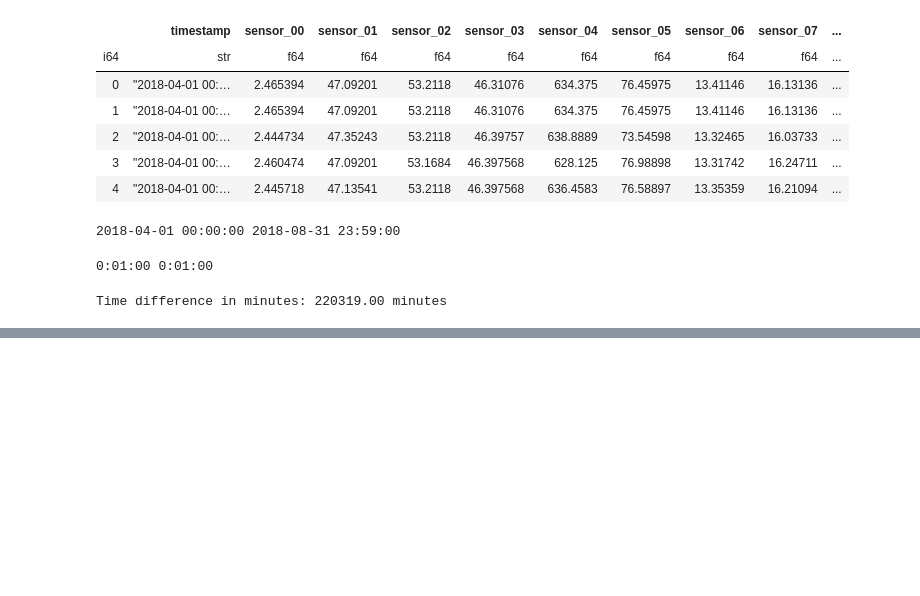
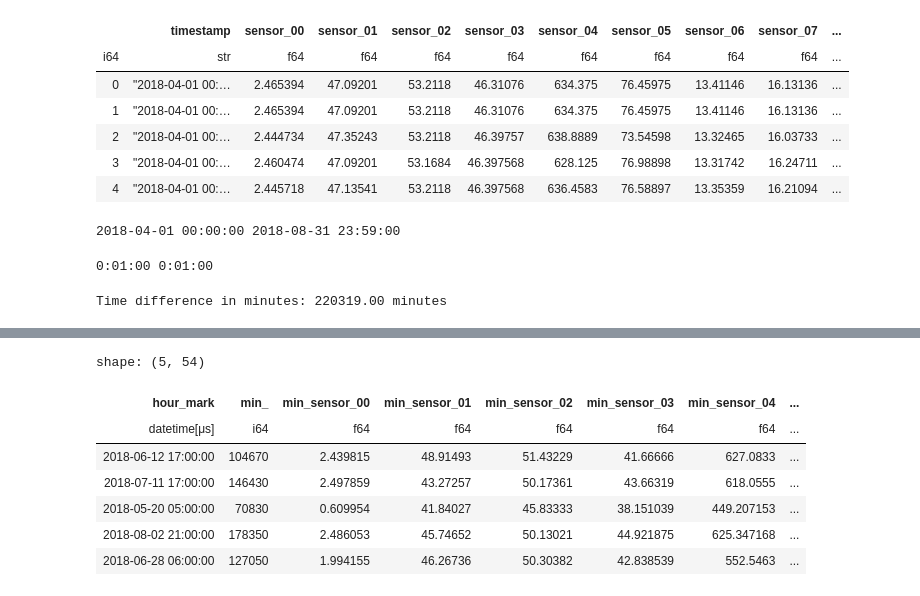
Before and after one commit to akwan-bc/Brown-and-Caldwell-XR, a Jupyter notebook: MockSensorData/copacetic/process_kaggle.ipynb, the cells around one changed output, grey strips where cells are left out. Cells and saved outputs as stored; diff of their text form; code cells hidden in the pictures; blank space fills up the shorter version.

```diff
--- a/MockSensorData/copacetic/process_kaggle.ipynb
+++ b/MockSensorData/copacetic/process_kaggle.ipynb
@@ -109,7 +114,7 @@ Time difference in minutes: 220319.00 minutes
 # %%
 sensors_df = sensors_df.with_columns(
     pl.col('timestamp_datetime')
-        .floor('60min')
+        .dt.round('1h')
         .alias('hour_mark')
 )
 sensors_df.head()
@@ -117,0 +130,19 @@ TypeError: Expr.floor() takes 1 positional argument but 2 were given
+# %%
+sensors_only_df = sensors_df.drop("timestamp", "time_interval", "timestamp_datetime")
+sensors_only_columns = sensors_only_df.columns
+# %%
+sensors_only_columns = [s for s in sensors_only_columns if s not in ['hour_mark', 'machine_status']]
+# %%
+grouped_df = sensors_only_df.group_by('hour_mark')
+# %%
+min_values_df = grouped_df.agg([pl.col(col).min().alias(f"min_{col}") for col in sensors_only_columns])
+min_values_df.head()
+# %% [output]
+shape: (5, 54)
+| hour_mark | min_ | min_sensor_00 | min_sensor_01 | min_sensor_02 | min_sensor_03 | min_sensor_04 | ... |
+| datetime[μs] | i64 | f64 | f64 | f64 | f64 | f64 | ... |
+| 2018-06-12 17:00:00 | 104670 | 2.439815 | 48.91493 | 51.43229 | 41.66666 | 627.0833 | ... |
+| 2018-07-11 17:00:00 | 146430 | 2.497859 | 43.27257 | 50.17361 | 43.66319 | 618.0555 | ... |
+| 2018-05-20 05:00:00 | 70830 | 0.609954 | 41.84027 | 45.83333 | 38.151039 | 449.207153 | ... |
+| 2018-08-02 21:00:00 | 178350 | 2.486053 | 45.74652 | 50.13021 | 44.921875 | 625.347168 | ... |
+| 2018-06-28 06:00:00 | 127050 | 1.994155 | 46.26736 | 50.30382 | 42.838539 | 552.5463 | ... |
```
Also changed, not shown: parts of 23 cells of this notebook, 2 other files.
